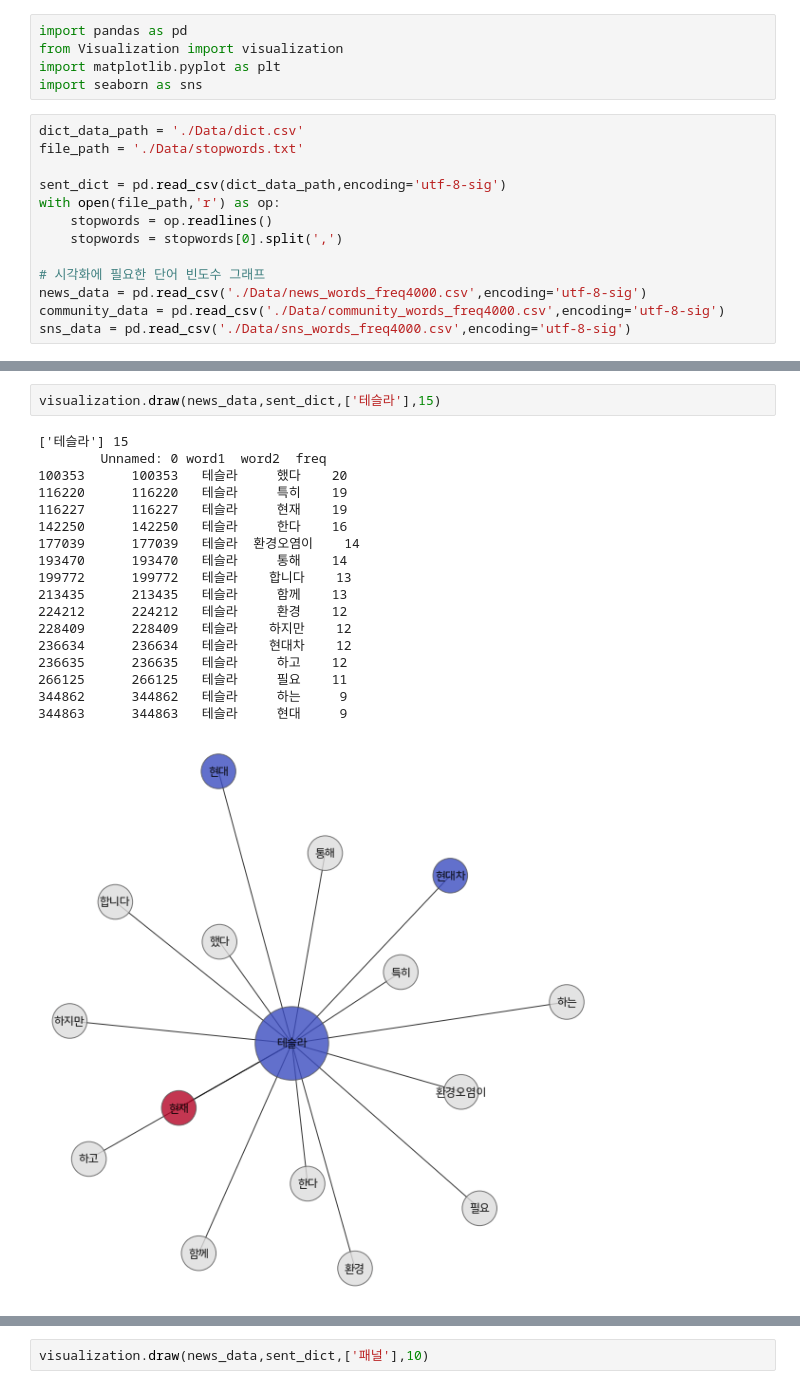
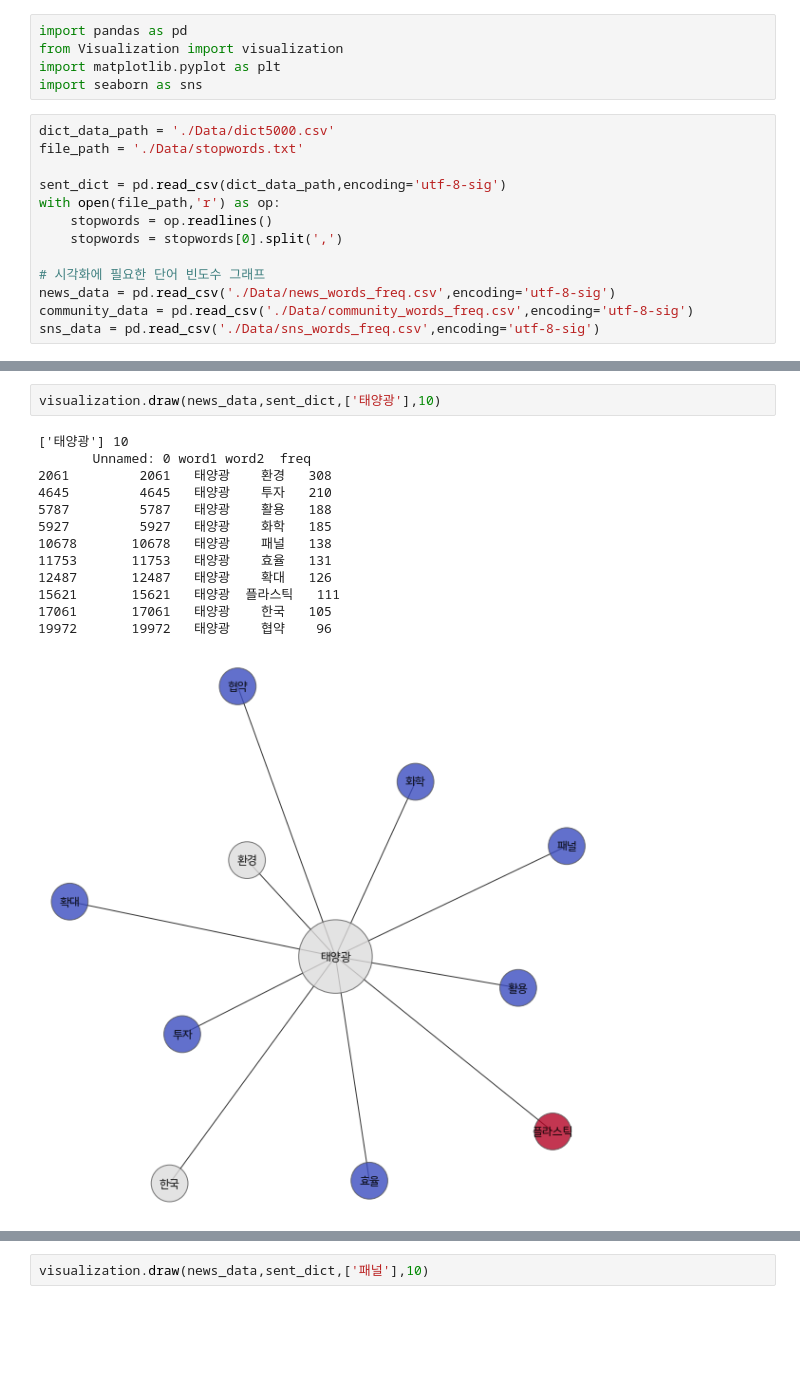
Before and after one commit to LeeKunHa/Construct-Sentiment-Dictionary-for-Companies-Conducting-Eco-Friendly-Businesses, a Jupyter notebook: main.ipynb, the cells around one changed output, grey strips where cells are left out. Drawn from its saved outputs; the diff is of its cells as text; blank space fills up the shorter version.

```diff
--- a/main.ipynb
+++ b/main.ipynb
@@ -4,7 +4,7 @@ from Visualization import visualization
 import matplotlib.pyplot as plt
 import seaborn as sns
 # %%
-dict_data_path = './Data/dict.csv'
+dict_data_path = './Data/dict5000.csv'
 file_path = './Data/stopwords.txt'
 
 sent_dict = pd.read_csv(dict_data_path,encoding='utf-8-sig')
@@ -13,6 +13,6 @@ with open(file_path,'r') as op:
     stopwords = stopwords[0].split(',')
 
 # 시각화에 필요한 단어 빈도수 그래프
-news_data = pd.read_csv('./Data/news_words_freq4000.csv',encoding='utf-8-sig')
-community_data = pd.read_csv('./Data/community_words_freq4000.csv',encoding='utf-8-sig')
-sns_data = pd.read_csv('./Data/sns_words_freq4000.csv',encoding='utf-8-sig')
+news_data = pd.read_csv('./Data/news_words_freq.csv',encoding='utf-8-sig')
+community_data = pd.read_csv('./Data/community_words_freq.csv',encoding='utf-8-sig')
+sns_data = pd.read_csv('./Data/sns_words_freq.csv',encoding='utf-8-sig')
@@ -61,21 +67,16 @@ plt.barh(x,y,color=sns.color_palette('OrRd',len(x)))
 # %%
-visualization.draw(news_data,sent_dict,['테슬라'],15)
+visualization.draw(news_data,sent_dict,['태양광'],10)
 # %% [output]
-['테슬라'] 15
-        Unnamed: 0 word1  word2  freq
-100353      100353   테슬라     했다    20
-116220      116220   테슬라     특히    19
-116227      116227   테슬라     현재    19
-142250      142250   테슬라     한다    16
-177039      177039   테슬라  환경오염이    14
-193470      193470   테슬라     통해    14
-199772      199772   테슬라    합니다    13
-213435      213435   테슬라     함께    13
-224212      224212   테슬라     환경    12
-228409      228409   테슬라    하지만    12
-236634      236634   테슬라    현대차    12
-236635      236635   테슬라     하고    12
-266125      266125   테슬라     필요    11
-344862      344862   테슬라     하는     9
-344863      344863   테슬라     현대     9
+['태양광'] 10
+       Unnamed: 0 word1 word2  freq
+2061         2061   태양광    환경   308
+4645         4645   태양광    투자   210
+5787         5787   태양광    활용   188
+5927         5927   태양광    화학   185
+10678       10678   태양광    패널   138
+11753       11753   태양광    효율   131
+12487       12487   태양광    확대   126
+15621       15621   태양광  플라스틱   111
+17061       17061   태양광    한국   105
+19972       19972   태양광    협약    96
-[figure, old version]
+[figure, new version]
```
Also changed, not shown: parts of 16 cells of this notebook, 6 other files.
